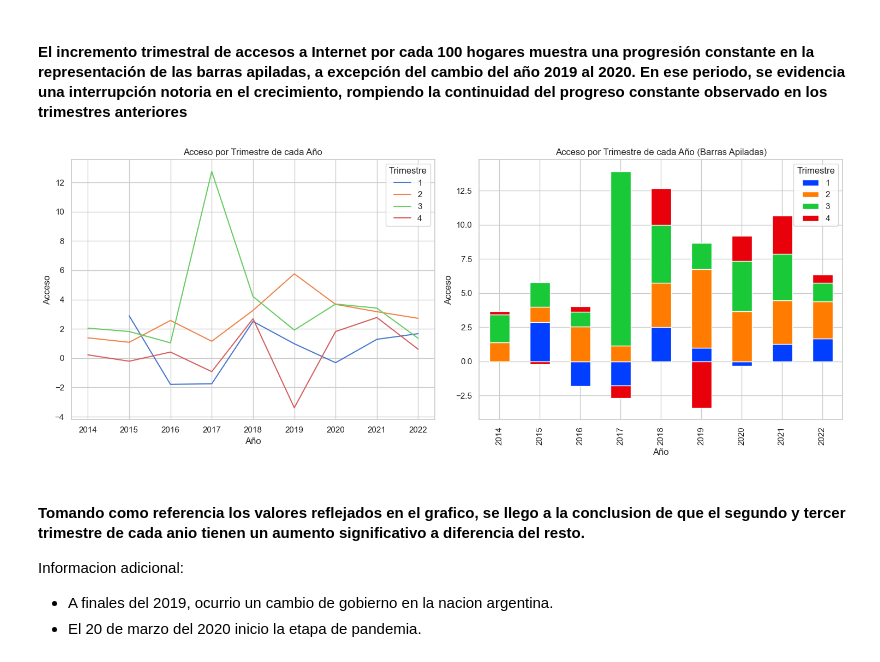
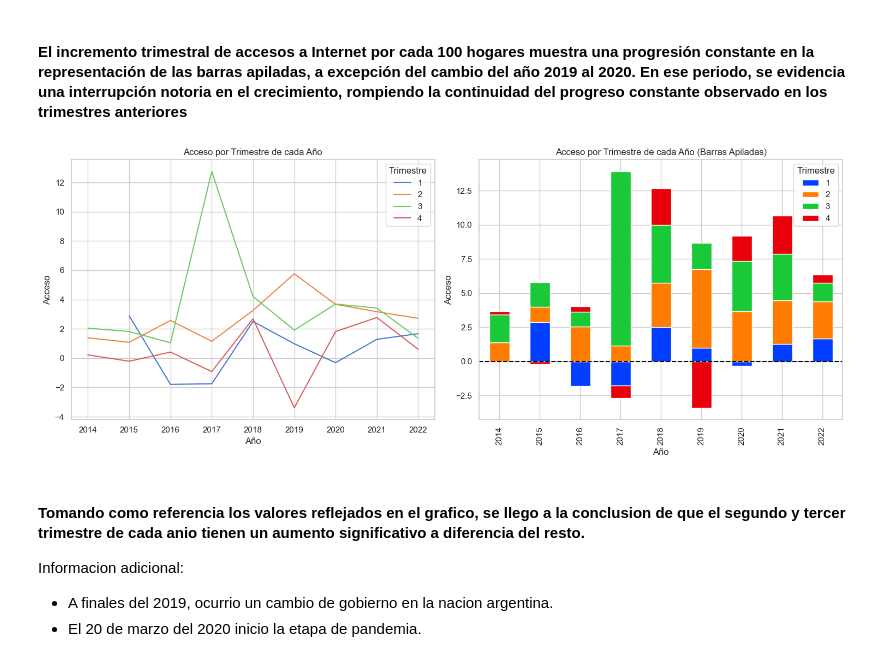
Before and after one commit to jonathancastillo185/Proyecto-2, a Jupyter notebook: Analisis explotatorio de los datos.ipynb, the cells around one changed output. Cells and saved outputs as stored; diff of their text form; code cells hidden in the pictures.

```diff
--- a/ETL/Analisis explotatorio de los datos.ipynb
+++ b/Analisis explotatorio de los datos.ipynb
@@ -9,6 +9,7 @@ warnings.filterwarnings('ignore') #---> Herramienta para suprimir bloques de cod
 
 sns.set_theme(style="dark") #---> Determino el estilo de los graficos realizados con la biblioteca seaborn.
 # %%
-internet_penetracion = pd.read_csv(r'..\Data\Internet_Penetracion_hogares.csv')
-internet_penetracion
+internet_penetracion = pd.read_csv(r'Data\Internet_Penetracion_hogares.csv')
+
+internet_penetracion.isna().sum() #---> Verifico que no existan valores nulos
 # %% [output]
@@ -56,8 +72,6 @@ Anio_group #---> Visualizo el resultado
 | 7 | 2021 | 62.010417 | 10.568351 |
 | 8 | 2022 | 67.822917 | 9.373425 |
 # %%
-sns.set(style="whitegrid", palette="bright")
-
 #---> Crear una figura con dos subgráficos
 fig, axes = plt.subplots(nrows=1, ncols=2, figsize=(16, 6))
 
@@ -166,31 +180,29 @@ plt.show() #---> Visualizo los graficos
 # %% [markdown]
 #### El incremento trimestral de accesos a Internet por cada 100 hogares muestra una progresión constante en la representación de las barras apiladas, a excepción del cambio del año 2019 al 2020. En ese periodo, se evidencia una interrupción notoria en el crecimiento, rompiendo la continuidad del progreso constante observado en los trimestres anteriores
 # %%
-sns.set(style="whitegrid", palette="bright")
-
 fig, axes = plt.subplots(1, 2, figsize=(15, 6))
 
 #---> Gráfico de barras para cada trimestre por año
 barplot = sns.lineplot(x='Anio', y='Porcentaje_Diferencia', hue='Trimestre', data=trimestres, palette='muted', ax=axes[0])
 
 barplot.set_title('Acceso por Trimestre de cada Año')
 barplot.set_xlabel('Año')
 barplot.set_ylabel('Acceso')
 
 barplot.legend(title='Trimestre')
 
 #---> Crear el gráfico de barras apiladas con la columna 'Acceso'
 stacked_data = trimestres.groupby(['Anio', 'Trimestre'])['Porcentaje_Diferencia'].mean().unstack()
 stacked_data.plot(kind='bar', stacked=True, ax=axes[1])
 
 axes[1].set_title('Acceso por Trimestre de cada Año (Barras Apiladas)')
 axes[1].set_xlabel('Año')
 axes[1].set_ylabel('Acceso')
-
+axes[1].axhline(y=0, linestyle='--', color='black')
 plt.tight_layout()
 plt.show()
 # %% [output]
-[figure, old version]
+[figure, new version]
 # %% [markdown]
 #### Tomando como referencia los valores reflejados en el grafico, se llego a la conclusion de que el segundo y tercer trimestre de cada anio tienen un aumento significativo a diferencia del resto.
 
```
Also changed, not shown: parts of 11 cells of this notebook, 1 other file.
